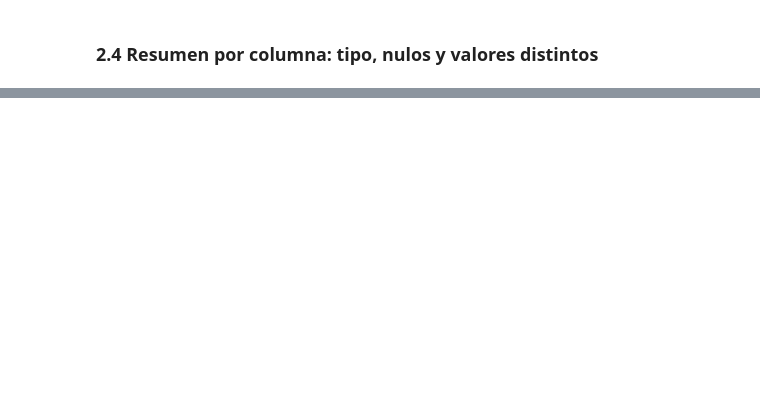
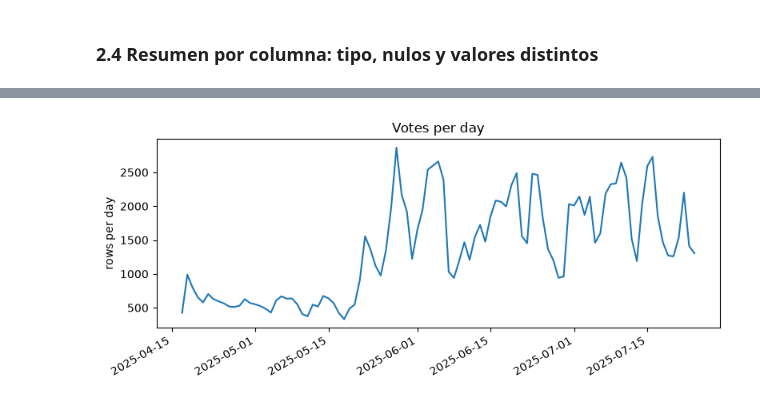
Before and after one commit to JoseFredes/lmarena-sumativa1, a Jupyter notebook: F2/F2_01_acquisition_exploration.ipynb, the cells around one changed output, grey strips where cells are left out. Cells and saved outputs as stored; diff of their text form; code cells hidden in the pictures; blank space fills up the shorter version.

```diff
--- a/F2/F2_01_acquisition_exploration.ipynb
+++ b/F2/F2_01_acquisition_exploration.ipynb
@@ -103,0 +375,6 @@ structure_summary(df_raw)
+# %%
+from arena.plots import plot_daily_counts
+
+plot_daily_counts(df_raw["timestamp"], "Votes per day")
+# %% [output]
+[figure, added]
```
Also changed, not shown: parts of 73 cells of this notebook.
